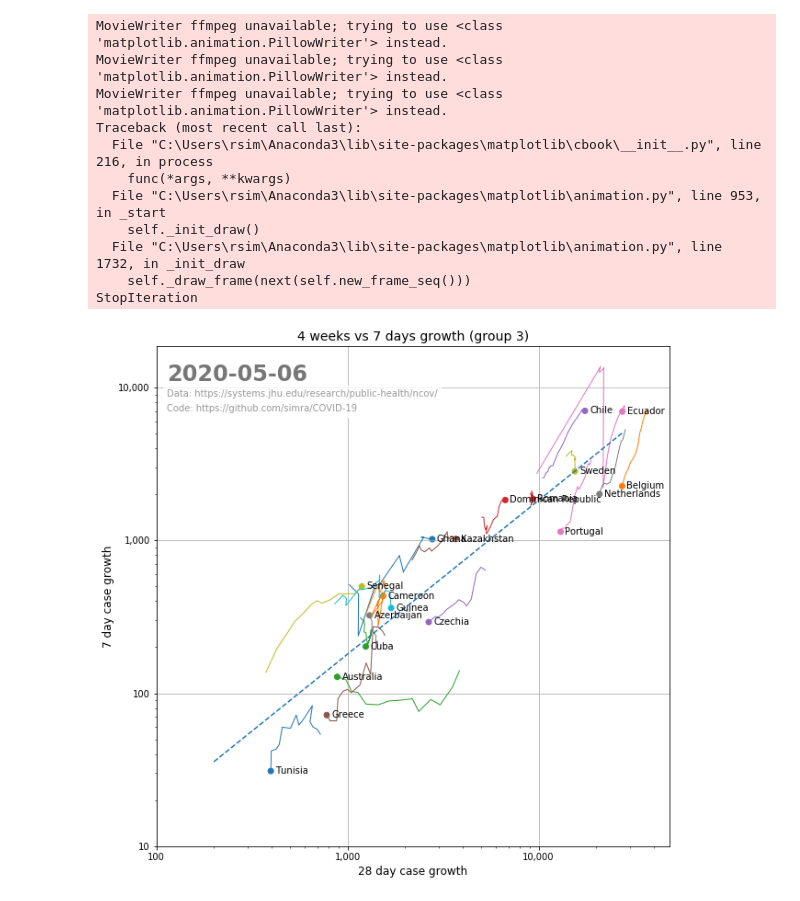
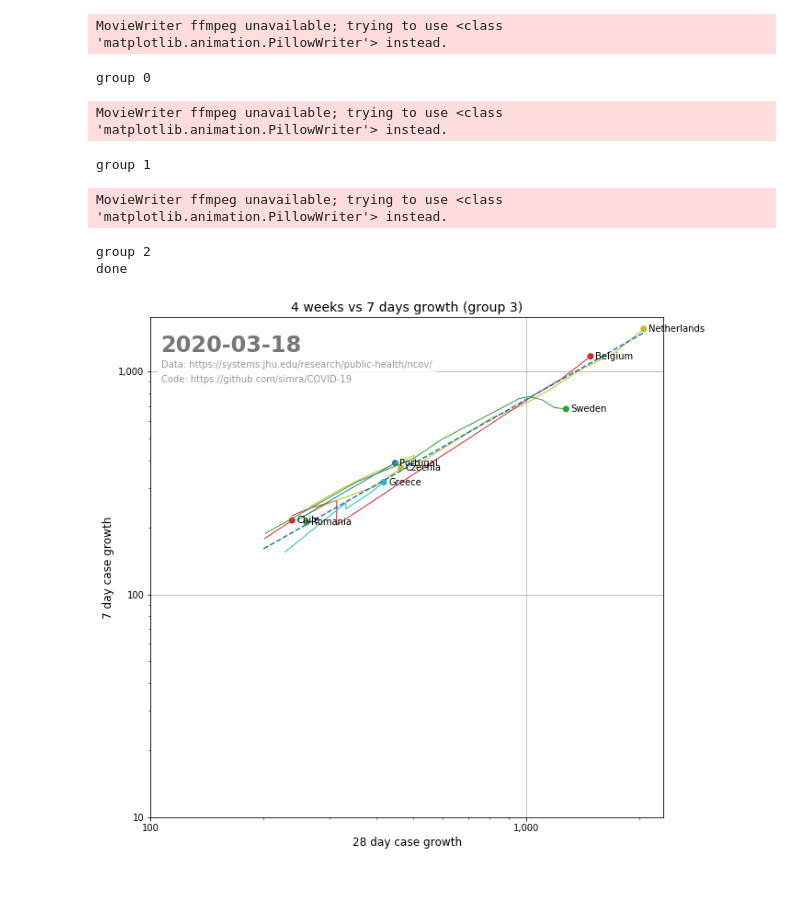
Before and after one commit to simra/COVID-19, a Jupyter notebook: notebooks/Ladder Animation.ipynb, the cells around one changed output. Drawn from its saved outputs; the diff is of its cells as text; code cells hidden in the pictures.

```diff
--- a/notebooks/Ladder Animation.ipynb
+++ b/notebooks/Ladder Animation.ipynb
@@ -143,44 +143,43 @@ def plot_ladder(date_tuple):
     ax.set_ylim([10,lims[1]])
     lims=ax.get_xlim()
     ax.set_xlim([100,lims[1]])
 
 #ax.legend(df.columns, prop=font)
 #plt.ylim((0,100))
     ax.text(0.02, 0.93, date.strftime('%Y-%m-%d'), transform=ax.transAxes, color='#777777', size=24, ha='left', weight=800)
     ax.text(0.02, 0.90, 'Data: https://systems.jhu.edu/research/public-health/ncov/', transform=ax.transAxes, ha='left', size=10,
             color='#999999', bbox=dict(facecolor='white', alpha=0.8, edgecolor='white'))
     ax.text(0.02, 0.87, 'Code: https://github.com/simra/COVID-19', transform=ax.transAxes, ha='left', size=10,
             color='#999999', bbox=dict(facecolor='white', alpha=0.8, edgecolor='white'))
     #save_figure(maxDate,'10_c_{}_countvsgrowth_8week.png'.format(i))
 
 
 #def plot_map(date_tuple):
 #    c,dt = date_tuple
 #    ax.clear()
 #    ax.scatter(x,y, c=c, alpha=0.5, cmap='autumn_r')
 #    ax.set_yticks([])
 #    ax.set_xticks([])
 #    plt.box(False)
 #    ax.text(0.95, 0.1, dt, transform=ax.transAxes, color='#222222', size=24, ha='right', weight=800)
 window=56
 dates = df.index[window:]
 #print(df.index)
 
 for g in range(3):
-    frames = zip([g]*len(dates),dates)
-    animator = animation.FuncAnimation(fig, plot_ladder, frames=frames)
+    print('group {}'.format(g))
+    frames = list(zip([g]*len(dates),dates))
+    animator = animation.FuncAnimation(fig, plot_ladder, frames=frames, repeat=False)
     #HTML(animator.to_jshtml())
-    animator.save('data/ladder-{}-{}.gif'.format(g, max(df.index).strftime('%Y%m%d')))
+    #animator.save('data/ladder-{}-{}.gif'.format(g, max(df.index).strftime('%Y%m%d')))
+    animator.save('data/ladder-{}-latest.gif'.format(g, max(df.index)))
+print('done')
 # %% [output]
 MovieWriter ffmpeg unavailable; trying to use <class 'matplotlib.animation.PillowWriter'> instead.
-MovieWriter ffmpeg unavailable; trying to use <class 'matplotlib.animation.PillowWriter'> instead.
-MovieWriter ffmpeg unavailable; trying to use <class 'matplotlib.animation.PillowWriter'> instead.
-Traceback (most recent call last):
-  File "C:\Users\rsim\Anaconda3\lib\site-packages\matplotlib\cbook\__init__.py", line 216, in process
-    func(*args, **kwargs)
-  File "C:\Users\rsim\Anaconda3\lib\site-packages\matplotlib\animation.py", line 953, in _start
-    self._init_draw()
-  File "C:\Users\rsim\Anaconda3\lib\site-packages\matplotlib\animation.py", line 1732, in _init_draw
-    self._draw_frame(next(self.new_frame_seq()))
-StopIteration
+group 0
+MovieWriter ffmpeg unavailable; trying to use <class 'matplotlib.animation.PillowWriter'> instead.
+group 1
+MovieWriter ffmpeg unavailable; trying to use <class 'matplotlib.animation.PillowWriter'> instead.
+group 2
+done
-[figure, old version]
+[figure, new version]
```
Also changed, not shown: parts of 1 cell of this notebook, 8 other files.
